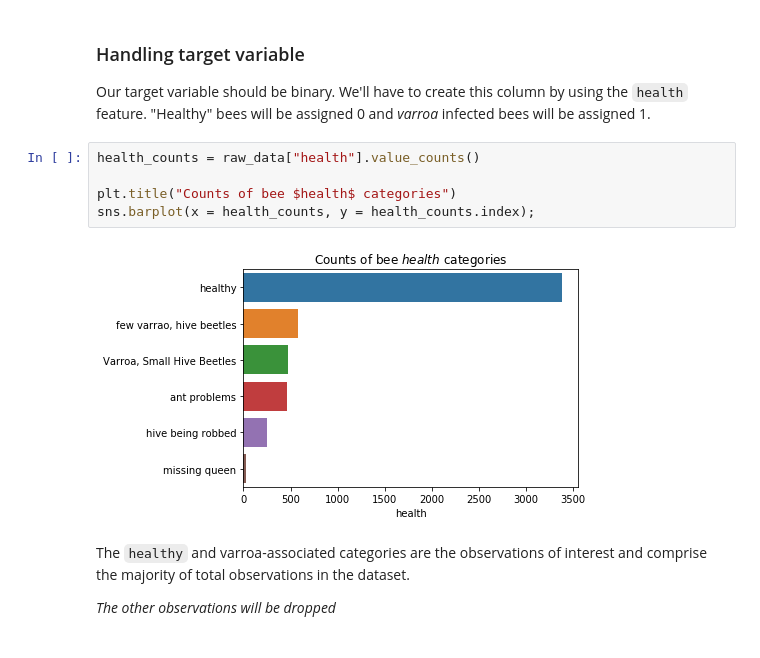
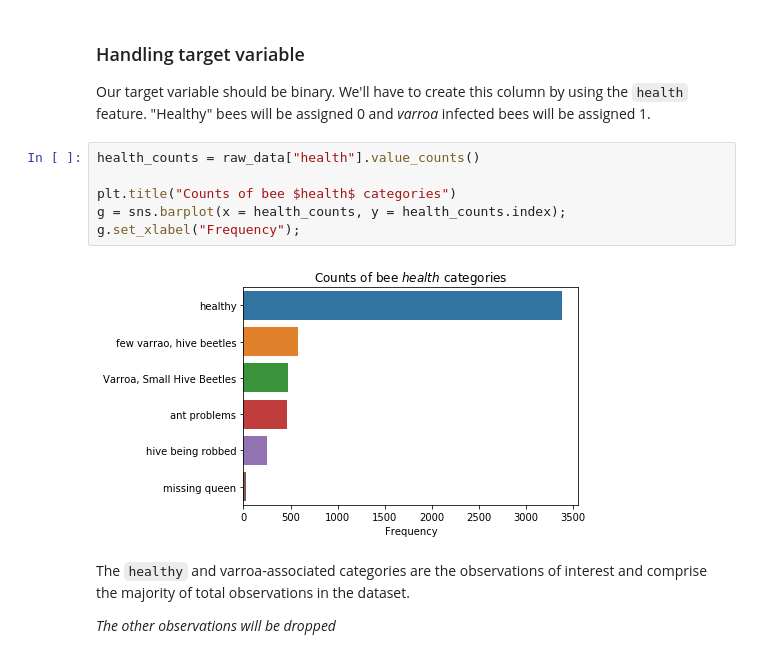
Before and after one commit to Shaddyjr/bee-image-classifier, a Jupyter notebook: code/project_notebook.ipynb, the cells around one changed output. Cells and saved outputs as stored; diff of their text form.

```diff
--- a/code/project_notebook.ipynb
+++ b/code/project_notebook.ipynb
@@ -255,10 +246,11 @@ Our target variable should be binary. We'll have to create this column by using
 # %%
 health_counts = raw_data["health"].value_counts()
 
 plt.title("Counts of bee $health$ categories")
-sns.barplot(x = health_counts, y = health_counts.index);
+g = sns.barplot(x = health_counts, y = health_counts.index);
+g.set_xlabel("Frequency");
 # %% [output]
-[figure, old version]
+[figure, new version]
 # %% [markdown]
 The `healthy` and varroa-associated categories are the observations of interest and comprise the majority of total observations in the dataset.
 
```
Also changed, not shown: parts of 24 cells of this notebook.
